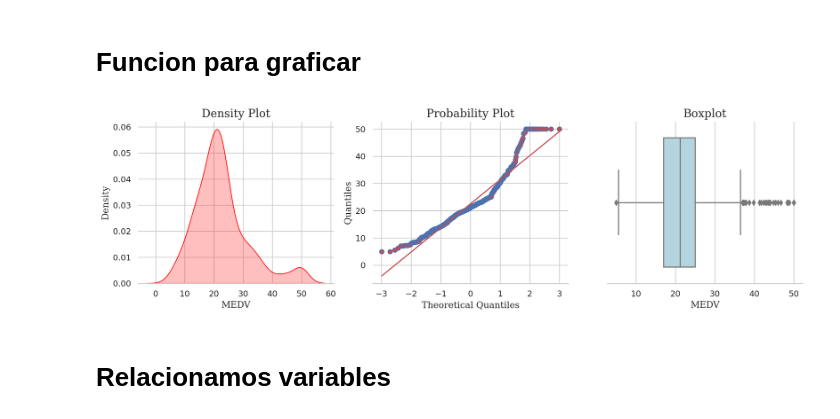
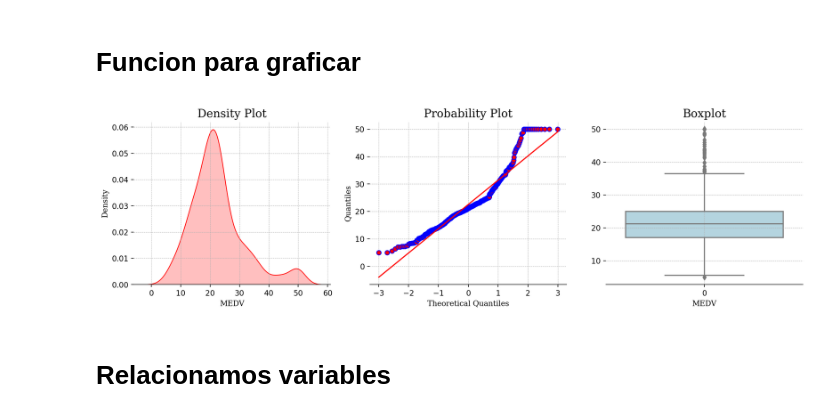
Before and after one commit to CristianVeloz0501/DMC, a Jupyter notebook: Housing_1.ipynb, the cells around one changed output. Cells and saved outputs as stored; diff of their text form; code cells hidden in the pictures.

```diff
--- a/Housing_1.ipynb
+++ b/Housing_1.ipynb
@@ -204,35 +204,38 @@ def graficar (data, variable):
   sbn.kdeplot(data[variable], color='Red', fill=True)
   ax.set_title("Density Plot", fontsize=15, fontweight='normal', fontfamily='serif')
   plt.ylabel('Density', fontfamily='serif')
   plt.xlabel(variable, fontfamily='serif')
+  plt.grid(True, linestyle = '--', linewidth = 0.5)
 
   for s in ['top', 'left', 'right']:
     ax.spines[s].set_visible(False)
 
   #Q - Q plot
 
   ax = plt.subplot(1,3,2)
   stats.probplot(data[variable], dist="norm", plot=plt)
   ax.get_lines()[0].set_markerfacecolor('r')
   ax.set_title("Probability Plot", fontsize=15, fontweight='normal', fontfamily='serif')
   plt.ylabel('Quantiles', fontfamily='serif')
   plt.xlabel('Theoretical Quantiles', fontfamily='serif')
+  plt.grid(True, linestyle = '--', linewidth = 0.5)
 
   for s in ['top', 'left', 'right']:
     ax.spines[s].set_visible(False)
 
   # Box
   ax=plt.subplot(1,3,3)
-  sbn.boxplot(x=data[variable], color='Lightblue')
+  sbn.boxplot(data=data[variable], color='Lightblue',orient='v')
   ax.set_title("Boxplot", fontsize=15, fontweight='normal', fontfamily='serif')
   plt.xlabel(variable, fontfamily='serif')
+  plt.grid(True, linestyle = '--', linewidth = 0.5)
 
   for s in ['top', 'left', 'right']:
     ax.spines[s].set_visible(False)
 
 graficar(Data, 'MEDV')
 # %% [output]
-[figure, old version]
+[figure, new version]
 # %% [markdown]
 # Relacionamos variables
 # %% [markdown]
```
Also changed, not shown: parts of 6 cells of this notebook.
